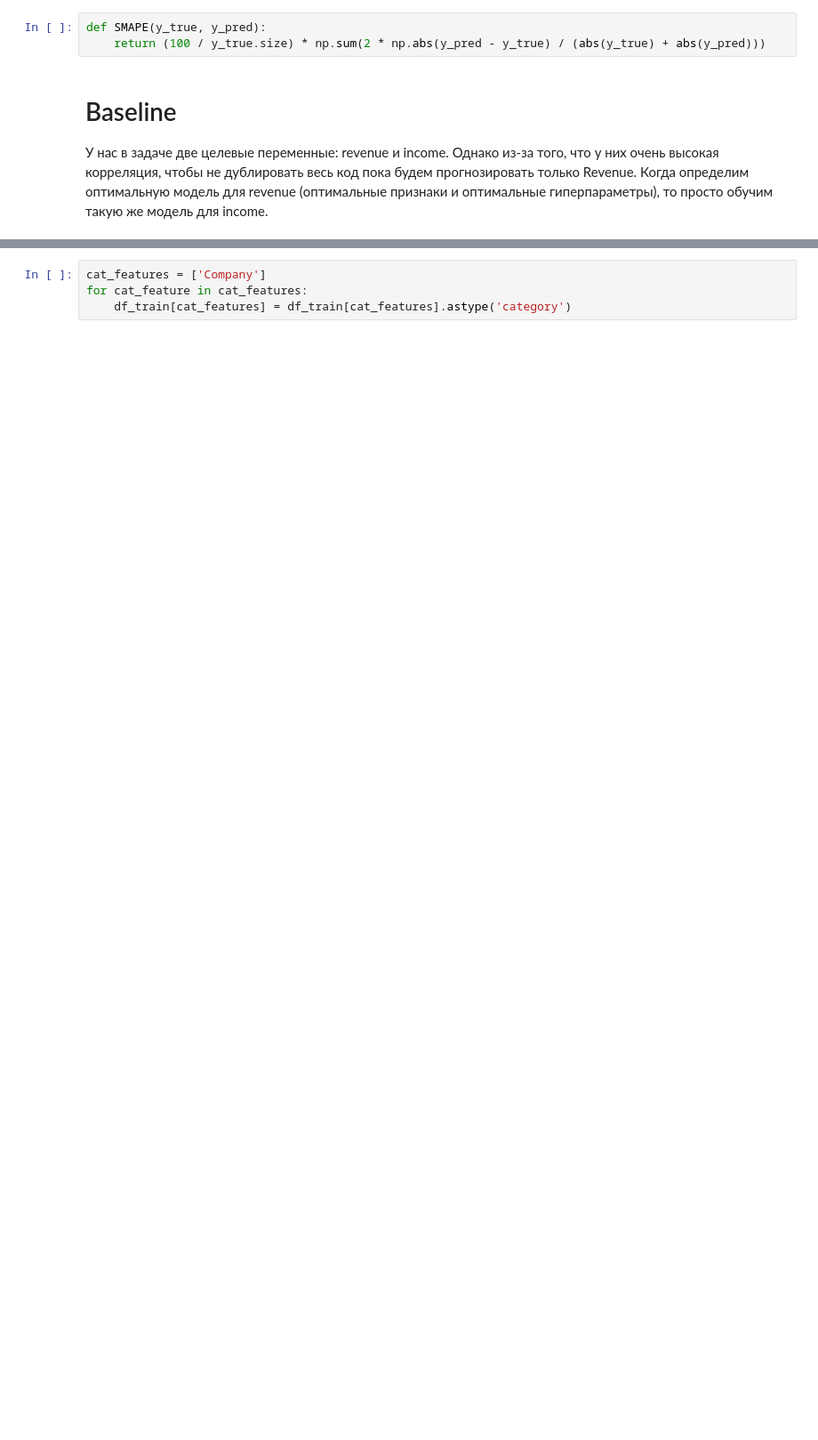
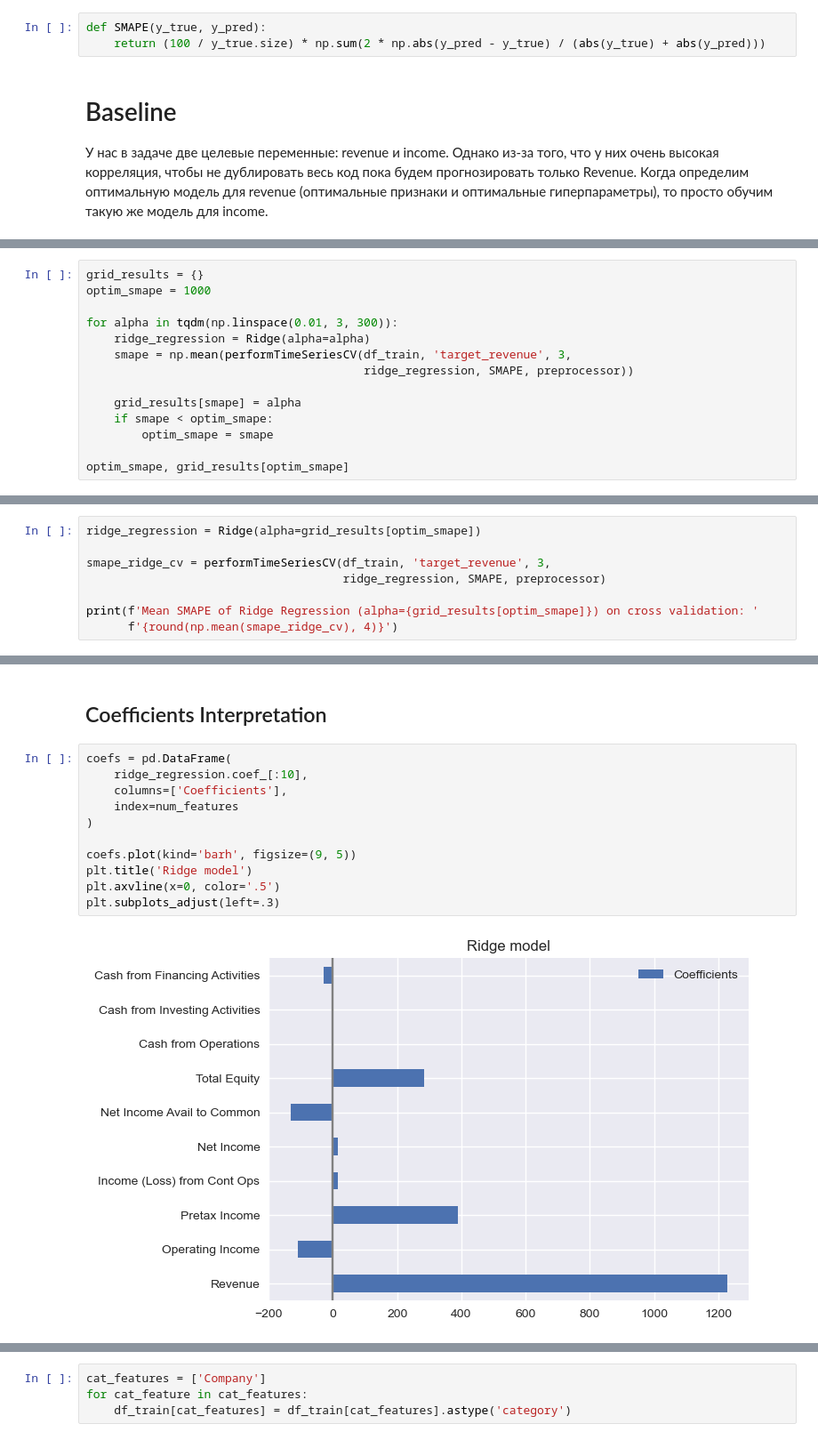
Before and after one commit to ESkripichnikov/reporting-forecasting, a Jupyter notebook: models.ipynb, the cells around one changed output, grey strips where cells are left out. Shown at 89% size. Saved outputs shown, nothing was run; the diff lists cells and outputs as text; blank space fills up the shorter version.

Commit message:
added linear regression

```diff
--- a/models.ipynb
+++ b/models.ipynb
@@ -70,0 +113,14 @@ def SMAPE(y_true, y_pred):
+# %%
+grid_results = {}
+optim_smape = 1000
+
+for alpha in tqdm(np.linspace(0.01, 3, 300)):
+    ridge_regression = Ridge(alpha=alpha)
+    smape = np.mean(performTimeSeriesCV(df_train, 'target_revenue', 3,
+                                        ridge_regression, SMAPE, preprocessor))
+
+    grid_results[smape] = alpha
+    if smape < optim_smape:
+        optim_smape = smape
+
+optim_smape, grid_results[optim_smape]
@@ -70,0 +129,8 @@ def SMAPE(y_true, y_pred):
+# %%
+ridge_regression = Ridge(alpha=grid_results[optim_smape])
+
+smape_ridge_cv = performTimeSeriesCV(df_train, 'target_revenue', 3,
+                                     ridge_regression, SMAPE, preprocessor)
+
+print(f'Mean SMAPE of Ridge Regression (alpha={grid_results[optim_smape]}) on cross validation: '
+      f'{round(np.mean(smape_ridge_cv), 4)}')
@@ -70,0 +147,15 @@ def SMAPE(y_true, y_pred):
+# %% [markdown]
+## Coefficients Interpretation
+# %%
+coefs = pd.DataFrame(
+    ridge_regression.coef_[:10],
+    columns=['Coefficients'],
+    index=num_features
+)
+
+coefs.plot(kind='barh', figsize=(9, 5))
+plt.title('Ridge model')
+plt.axvline(x=0, color='.5')
+plt.subplots_adjust(left=.3)
+# %% [output]
+[figure, added]
```
Also changed, not shown: parts of 30 cells of this notebook.
